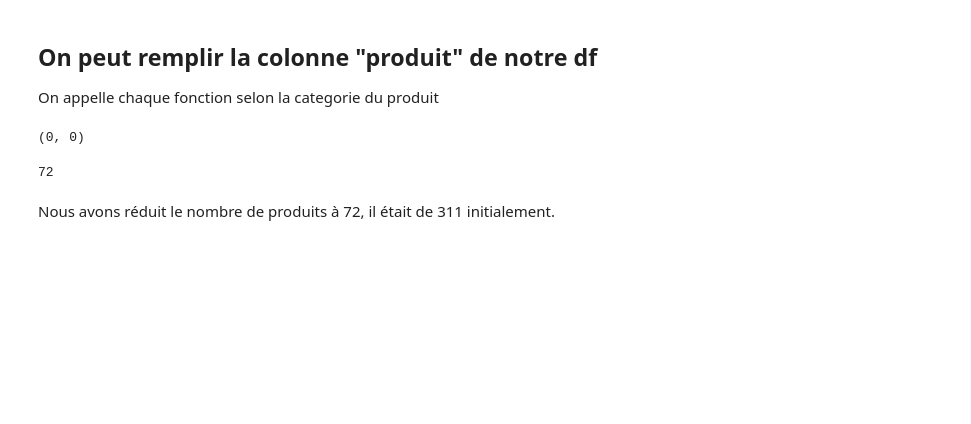
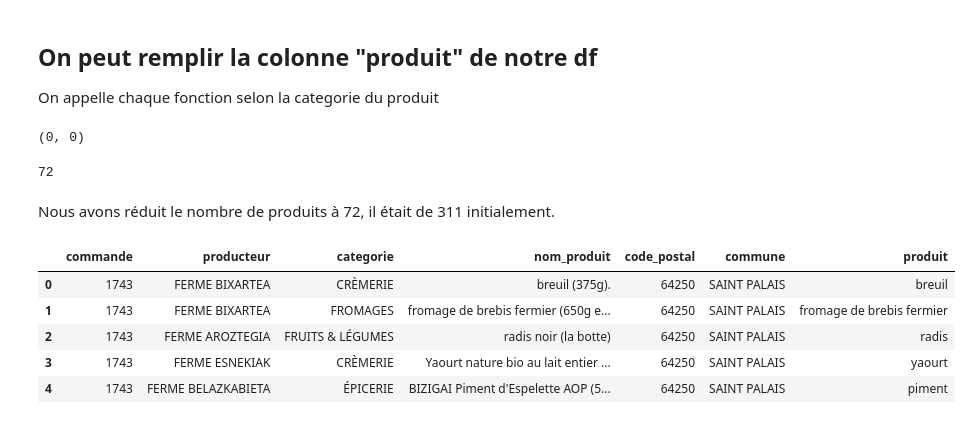
Before and after one commit to Kesskisspass/etxaldebot, a Jupyter notebook: recommandation/etxaldebot.ipynb, the cells around one changed output. Cells and saved outputs as stored; diff of their text form; code cells hidden in the pictures; blank space fills up the shorter version.

```diff
--- a/recommandation/etxaldebot.ipynb
+++ b/recommandation/etxaldebot.ipynb
@@ -585,3 +585,12 @@ len(df.produit.unique())
 72
 # %% [markdown]
 Nous avons réduit le nombre de produits à 72, il était de 311 initialement.
+# %%
+df.head()
+# %% [output]
+|  | commande | producteur | categorie | nom_produit | code_postal | commune | produit |
+| 0 | 1743 | FERME BIXARTEA | CRÈMERIE | breuil (375g). | 64250 | SAINT PALAIS | breuil |
+| 1 | 1743 | FERME BIXARTEA | FROMAGES | fromage de brebis fermier (650g e... | 64250 | SAINT PALAIS | fromage de brebis fermier |
+| 2 | 1743 | FERME AROZTEGIA | FRUITS & LÉGUMES | radis noir (la botte) | 64250 | SAINT PALAIS | radis |
+| 3 | 1743 | FERME ESNEKIAK | CRÈMERIE | Yaourt nature bio au lait entier ... | 64250 | SAINT PALAIS | yaourt |
+| 4 | 1743 | FERME BELAZKABIETA | ÉPICERIE | BIZIGAI Piment d'Espelette AOP (5... | 64250 | SAINT PALAIS | piment |
```
Also changed, not shown: parts of 4 cells of this notebook.
